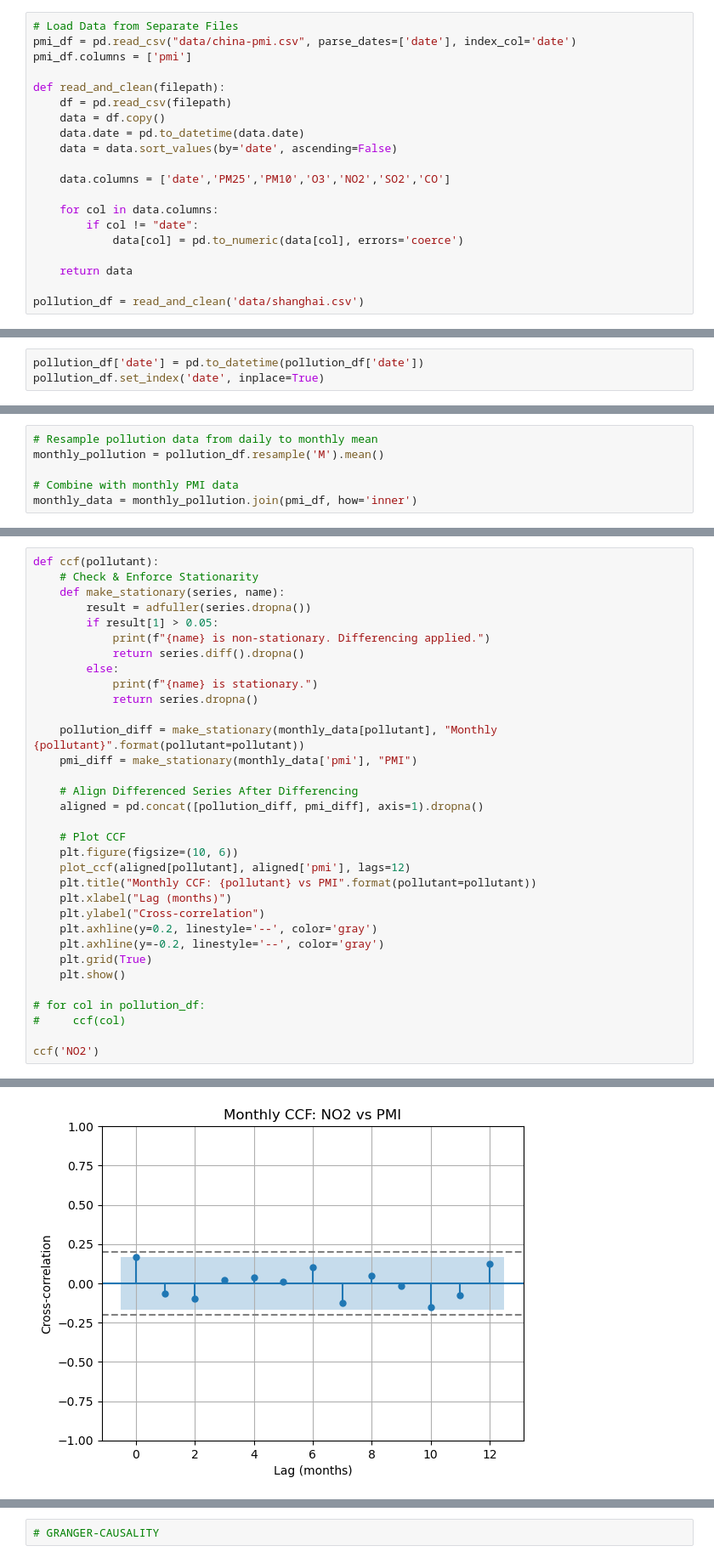
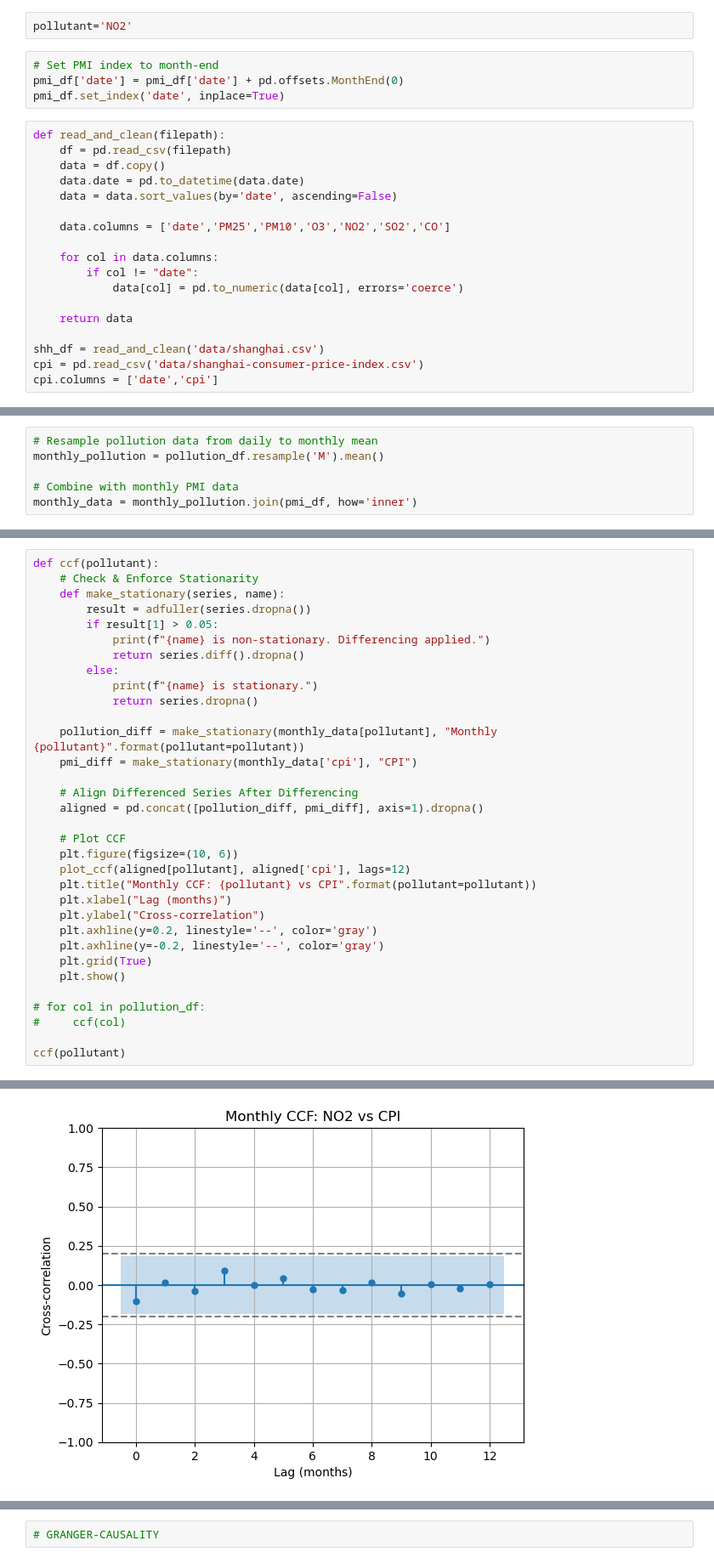
Before and after one commit to JosephMacula/umn_bootcamp_capstone_project, a Jupyter notebook: time-series-models/ccf.ipynb, the cells around one changed output, grey strips where cells are left out. Shown at 85% size. Cells and saved outputs as stored; diff of their text form.

```diff
--- a/time-series-models/ccf.ipynb
+++ b/time-series-models/ccf.ipynb
@@ -7,8 +54,10 @@ from statsmodels.graphics.tsaplots import plot_ccf
+# %%
+pollutant='NO2'
+# %%
+# Set PMI index to month-end
+pmi_df['date'] = pmi_df['date'] + pd.offsets.MonthEnd(0)
+pmi_df.set_index('date', inplace=True)
 # %%
-# Load Data from Separate Files
-pmi_df = pd.read_csv("data/china-pmi.csv", parse_dates=['date'], index_col='date')
-pmi_df.columns = ['pmi']
-
 def read_and_clean(filepath):
     df = pd.read_csv(filepath)
     data = df.copy()
@@ -23,4 +72,6 @@ def read_and_clean(filepath):
 
     return data
 
-pollution_df = read_and_clean('data/shanghai.csv')
+shh_df = read_and_clean('data/shanghai.csv')
+cpi = pd.read_csv('data/shanghai-consumer-price-index.csv')
+cpi.columns = ['date','cpi']
@@ -37,3 +77,0 @@ pmi_df.head()
-# %%
-pollution_df['date'] = pd.to_datetime(pollution_df['date'])
-pollution_df.set_index('date', inplace=True)
@@ -59,15 +179,15 @@ def ccf(pollutant):
             return series.dropna()
 
     pollution_diff = make_stationary(monthly_data[pollutant], "Monthly {pollutant}".format(pollutant=pollutant))
-    pmi_diff = make_stationary(monthly_data['pmi'], "PMI")
+    pmi_diff = make_stationary(monthly_data['cpi'], "CPI")
 
     # Align Differenced Series After Differencing
     aligned = pd.concat([pollution_diff, pmi_diff], axis=1).dropna()
 
     # Plot CCF
     plt.figure(figsize=(10, 6))
-    plot_ccf(aligned[pollutant], aligned['pmi'], lags=12)
-    plt.title("Monthly CCF: {pollutant} vs PMI".format(pollutant=pollutant))
+    plot_ccf(aligned[pollutant], aligned['cpi'], lags=12)
+    plt.title("Monthly CCF: {pollutant} vs CPI".format(pollutant=pollutant))
     plt.xlabel("Lag (months)")
     plt.ylabel("Cross-correlation")
     plt.axhline(y=0.2, linestyle='--', color='gray')
@@ -78,6 +198,6 @@ def ccf(pollutant):
 # for col in pollution_df:
 #     ccf(col)
 
-ccf('NO2')
+ccf(pollutant)
 # %% [output]
 Monthly NO2 is non-stationary. Differencing applied.
@@ -85,5 +205,5 @@ PMI is stationary.
 <Figure size 1000x600 with 0 Axes>
-[figure, old version]
+[figure, new version]
 # %%
 import pandas as pd
 from statsmodels.tsa.arima.model import ARIMA
```
Also changed, not shown: parts of 12 cells of this notebook, 5 other files.
